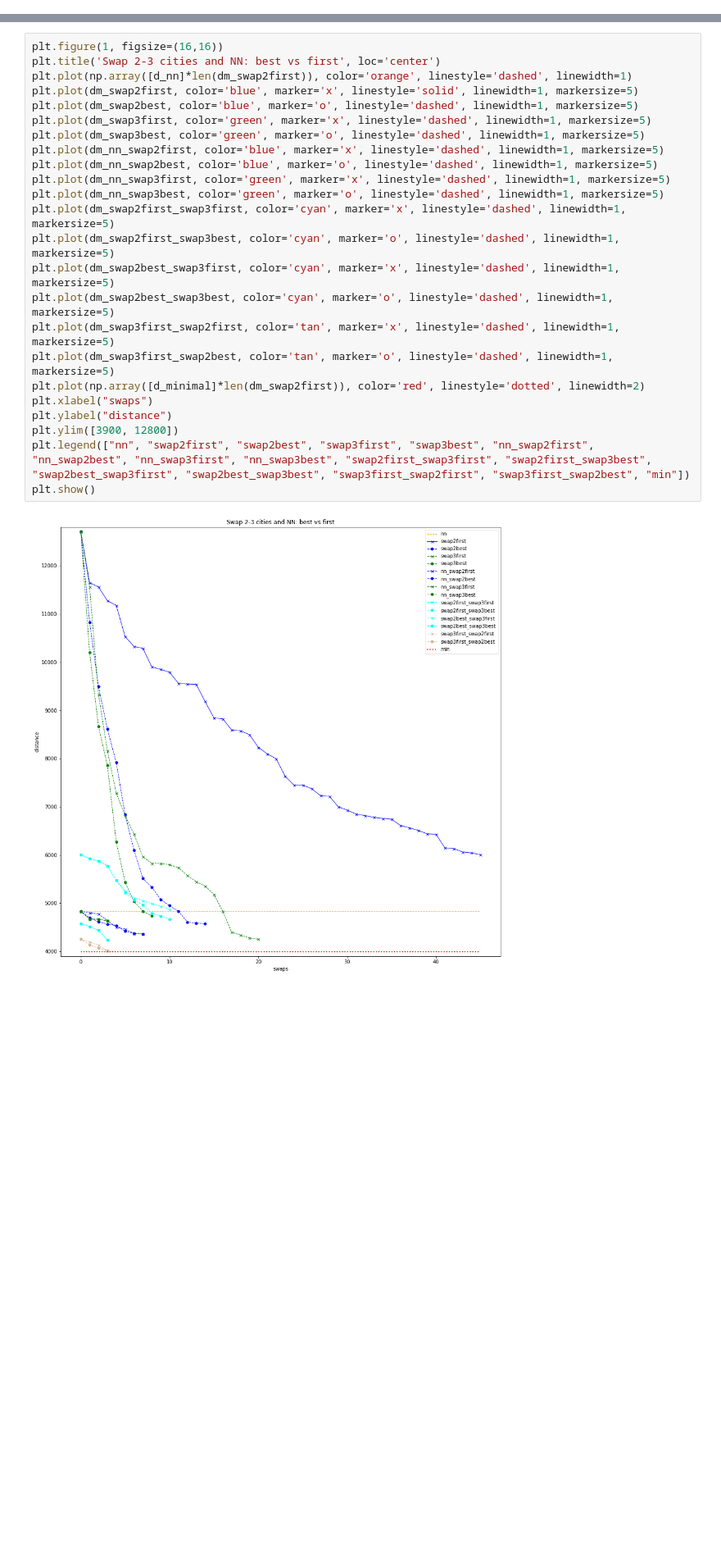
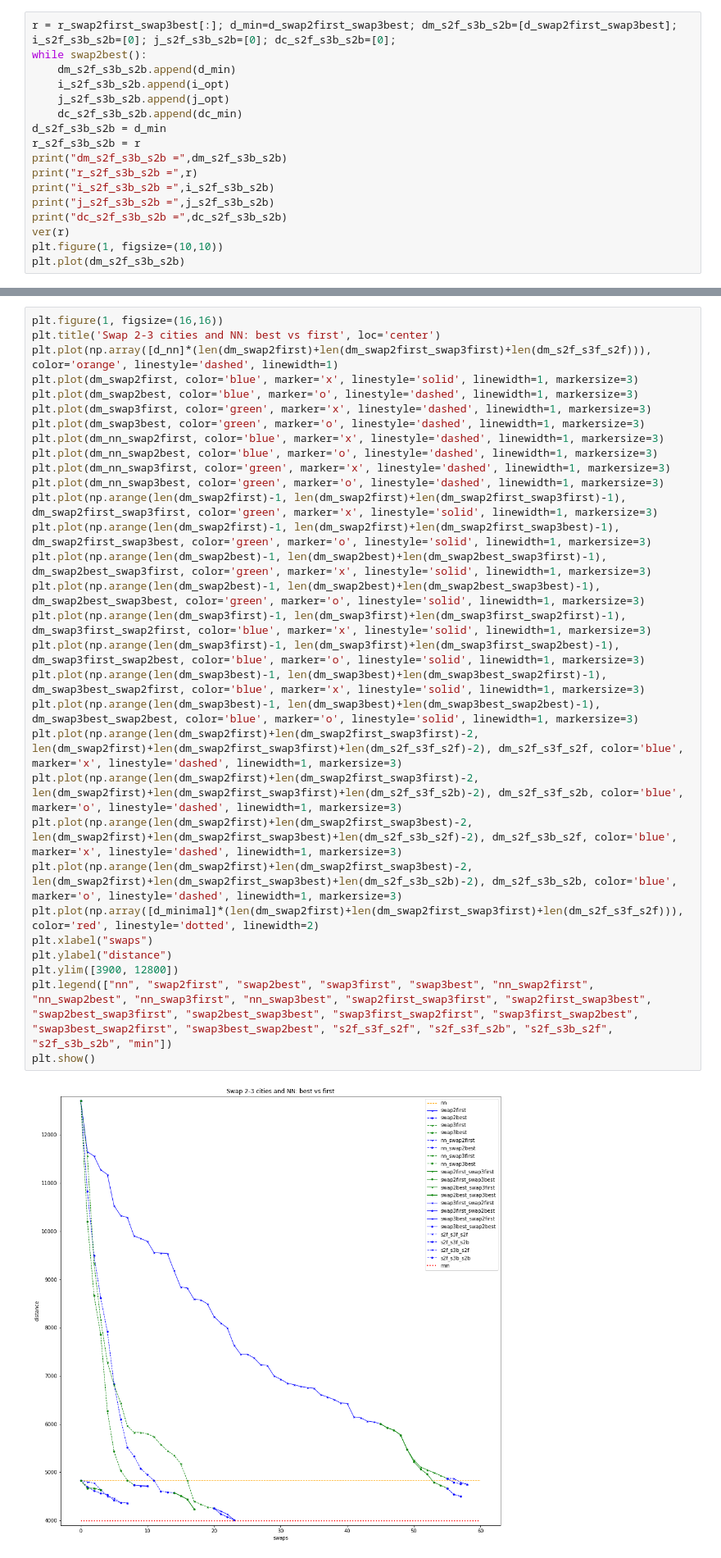
Before and after one commit to ysereda/Traveling_Salesman, a Jupyter notebook: Traveling_Salesman.ipynb, the cells around one changed output, grey strips where cells are left out. Shown: that part at 82% size. Saved outputs shown, nothing was run; the diff lists cells and outputs as text; blank space fills up the shorter version.

Commit message:
plot sequential

```diff
--- a/Traveling_Salesman.ipynb
+++ b/Traveling_Salesman.ipynb
@@ -919,0 +1190,17 @@ Distance = 4014.1
+# %%
+r = r_swap2first_swap3best[:]; d_min=d_swap2first_swap3best; dm_s2f_s3b_s2b=[d_swap2first_swap3best]; i_s2f_s3b_s2b=[0]; j_s2f_s3b_s2b=[0]; dc_s2f_s3b_s2b=[0];
+while swap2best():
+    dm_s2f_s3b_s2b.append(d_min)
+    i_s2f_s3b_s2b.append(i_opt)
+    j_s2f_s3b_s2b.append(j_opt)
+    dc_s2f_s3b_s2b.append(dc_min)
+d_s2f_s3b_s2b = d_min
+r_s2f_s3b_s2b = r
+print("dm_s2f_s3b_s2b =",dm_s2f_s3b_s2b)
+print("r_s2f_s3b_s2b =",r)
+print("i_s2f_s3b_s2b =",i_s2f_s3b_s2b)
+print("j_s2f_s3b_s2b =",j_s2f_s3b_s2b)
+print("dc_s2f_s3b_s2b =",dc_s2f_s3b_s2b)
+ver(r)
+plt.figure(1, figsize=(10,10))
+plt.plot(dm_s2f_s3b_s2b)
@@ -920,28 +1351,34 @@ Distance = 4014.1
 # %%
 plt.figure(1, figsize=(16,16))
 plt.title('Swap 2-3 cities and NN: best vs first', loc='center')
-plt.plot(np.array([d_nn]*len(dm_swap2first)), color='orange', linestyle='dashed', linewidth=1)
-plt.plot(dm_swap2first, color='blue', marker='x', linestyle='solid', linewidth=1, markersize=5)
-plt.plot(dm_swap2best, color='blue', marker='o', linestyle='dashed', linewidth=1, markersize=5)
-plt.plot(dm_swap3first, color='green', marker='x', linestyle='dashed', linewidth=1, markersize=5)
-plt.plot(dm_swap3best, color='green', marker='o', linestyle='dashed', linewidth=1, markersize=5)
-plt.plot(dm_nn_swap2first, color='blue', marker='x', linestyle='dashed', linewidth=1, markersize=5)
-plt.plot(dm_nn_swap2best, color='blue', marker='o', linestyle='dashed', linewidth=1, markersize=5)
-plt.plot(dm_nn_swap3first, color='green', marker='x', linestyle='dashed', linewidth=1, markersize=5)
-plt.plot(dm_nn_swap3best, color='green', marker='o', linestyle='dashed', linewidth=1, markersize=5)
-plt.plot(dm_swap2first_swap3first, color='cyan', marker='x', linestyle='dashed', linewidth=1, markersize=5)
-plt.plot(dm_swap2first_swap3best, color='cyan', marker='o', linestyle='dashed', linewidth=1, markersize=5)
-plt.plot(dm_swap2best_swap3first, color='cyan', marker='x', linestyle='dashed', linewidth=1, markersize=5)
-plt.plot(dm_swap2best_swap3best, color='cyan', marker='o', linestyle='dashed', linewidth=1, markersize=5)
-plt.plot(dm_swap3first_swap2first, color='tan', marker='x', linestyle='dashed', linewidth=1, markersize=5)
-plt.plot(dm_swap3first_swap2best, color='tan', marker='o', linestyle='dashed', linewidth=1, markersize=5)
-plt.plot(np.array([d_minimal]*len(dm_swap2first)), color='red', linestyle='dotted', linewidth=2)
+plt.plot(np.array([d_nn]*(len(dm_swap2first)+len(dm_swap2first_swap3first)+len(dm_s2f_s3f_s2f))), color='orange', linestyle='dashed', linewidth=1)
+plt.plot(dm_swap2first, color='blue', marker='x', linestyle='solid', linewidth=1, markersize=3)
+plt.plot(dm_swap2best, color='blue', marker='o', linestyle='dashed', linewidth=1, markersize=3)
+plt.plot(dm_swap3first, color='green', marker='x', linestyle='dashed', linewidth=1, markersize=3)
+plt.plot(dm_swap3best, color='green', marker='o', linestyle='dashed', linewidth=1, markersize=3)
+plt.plot(dm_nn_swap2first, color='blue', marker='x', linestyle='dashed', linewidth=1, markersize=3)
+plt.plot(dm_nn_swap2best, color='blue', marker='o', linestyle='dashed', linewidth=1, markersize=3)
+plt.plot(dm_nn_swap3first, color='green', marker='x', linestyle='dashed', linewidth=1, markersize=3)
+plt.plot(dm_nn_swap3best, color='green', marker='o', linestyle='dashed', linewidth=1, markersize=3)
+plt.plot(np.arange(len(dm_swap2first)-1, len(dm_swap2first)+len(dm_swap2first_swap3first)-1), dm_swap2first_swap3first, color='green', marker='x', linestyle='solid', linewidth=1, markersize=3)
+plt.plot(np.arange(len(dm_swap2first)-1, len(dm_swap2first)+len(dm_swap2first_swap3best)-1), dm_swap2first_swap3best, color='green', marker='o', linestyle='solid', linewidth=1, markersize=3)
+plt.plot(np.arange(len(dm_swap2best)-1, len(dm_swap2best)+len(dm_swap2best_swap3first)-1), dm_swap2best_swap3first, color='green', marker='x', linestyle='solid', linewidth=1, markersize=3)
+plt.plot(np.arange(len(dm_swap2best)-1, len(dm_swap2best)+len(dm_swap2best_swap3best)-1), dm_swap2best_swap3best, color='green', marker='o', linestyle='solid', linewidth=1, markersize=3)
+plt.plot(np.arange(len(dm_swap3first)-1, len(dm_swap3first)+len(dm_swap3first_swap2first)-1), dm_swap3first_swap2first, color='blue', marker='x', linestyle='solid', linewidth=1, markersize=3)
+plt.plot(np.arange(len(dm_swap3first)-1, len(dm_swap3first)+len(dm_swap3first_swap2best)-1), dm_swap3first_swap2best, color='blue', marker='o', linestyle='solid', linewidth=1, markersize=3)
+plt.plot(np.arange(len(dm_swap3best)-1, len(dm_swap3best)+len(dm_swap3best_swap2first)-1), dm_swap3best_swap2first, color='blue', marker='x', linestyle='solid', linewidth=1, markersize=3)
+plt.plot(np.arange(len(dm_swap3best)-1, len(dm_swap3best)+len(dm_swap3best_swap2best)-1), dm_swap3best_swap2best, color='blue', marker='o', linestyle='solid', linewidth=1, markersize=3)
+plt.plot(np.arange(len(dm_swap2first)+len(dm_swap2first_swap3first)-2, len(dm_swap2first)+len(dm_swap2first_swap3first)+len(dm_s2f_s3f_s2f)-2), dm_s2f_s3f_s2f, color='blue', marker='x', linestyle='dashed', linewidth=1, markersize=3)
+plt.plot(np.arange(len(dm_swap2first)+len(dm_swap2first_swap3first)-2, len(dm_swap2first)+len(dm_swap2first_swap3first)+len(dm_s2f_s3f_s2b)-2), dm_s2f_s3f_s2b, color='blue', marker='o', linestyle='dashed', linewidth=1, markersize=3)
+plt.plot(np.arange(len(dm_swap2first)+len(dm_swap2first_swap3best)-2, len(dm_swap2first)+len(dm_swap2first_swap3best)+len(dm_s2f_s3b_s2f)-2), dm_s2f_s3b_s2f, color='blue', marker='x', linestyle='dashed', linewidth=1, markersize=3)
+plt.plot(np.arange(len(dm_swap2first)+len(dm_swap2first_swap3best)-2, len(dm_swap2first)+len(dm_swap2first_swap3best)+len(dm_s2f_s3b_s2b)-2), dm_s2f_s3b_s2b, color='blue', marker='o', linestyle='dashed', linewidth=1, markersize=3)
+plt.plot(np.array([d_minimal]*(len(dm_swap2first)+len(dm_swap2first_swap3first)+len(dm_s2f_s3f_s2f))), color='red', linestyle='dotted', linewidth=2)
 plt.xlabel("swaps")
 plt.ylabel("distance")
 plt.ylim([3900, 12800])
-plt.legend(["nn", "swap2first", "swap2best", "swap3first", "swap3best", "nn_swap2first", "nn_swap2best", "nn_swap3first", "nn_swap3best", "swap2first_swap3first", "swap2first_swap3best", "swap2best_swap3first", "swap2best_swap3best", "swap3first_swap2first", "swap3first_swap2best", "min"])
+plt.legend(["nn", "swap2first", "swap2best", "swap3first", "swap3best", "nn_swap2first", "nn_swap2best", "nn_swap3first", "nn_swap3best", "swap2first_swap3first", "swap2first_swap3best", "swap2best_swap3first", "swap2best_swap3best", "swap3first_swap2first", "swap3first_swap2best", "swap3best_swap2first", "swap3best_swap2best", "s2f_s3f_s2f", "s2f_s3f_s2b", "s2f_s3b_s2f", "s2f_s3b_s2b", "min"])
 plt.show()
 # %% [output]
-[figure, old version]
+[figure, new version]
 # %%
 d_best = {"nn":d_nn,
```
Also changed, not shown: parts of 32 cells of this notebook, 1 other file.
